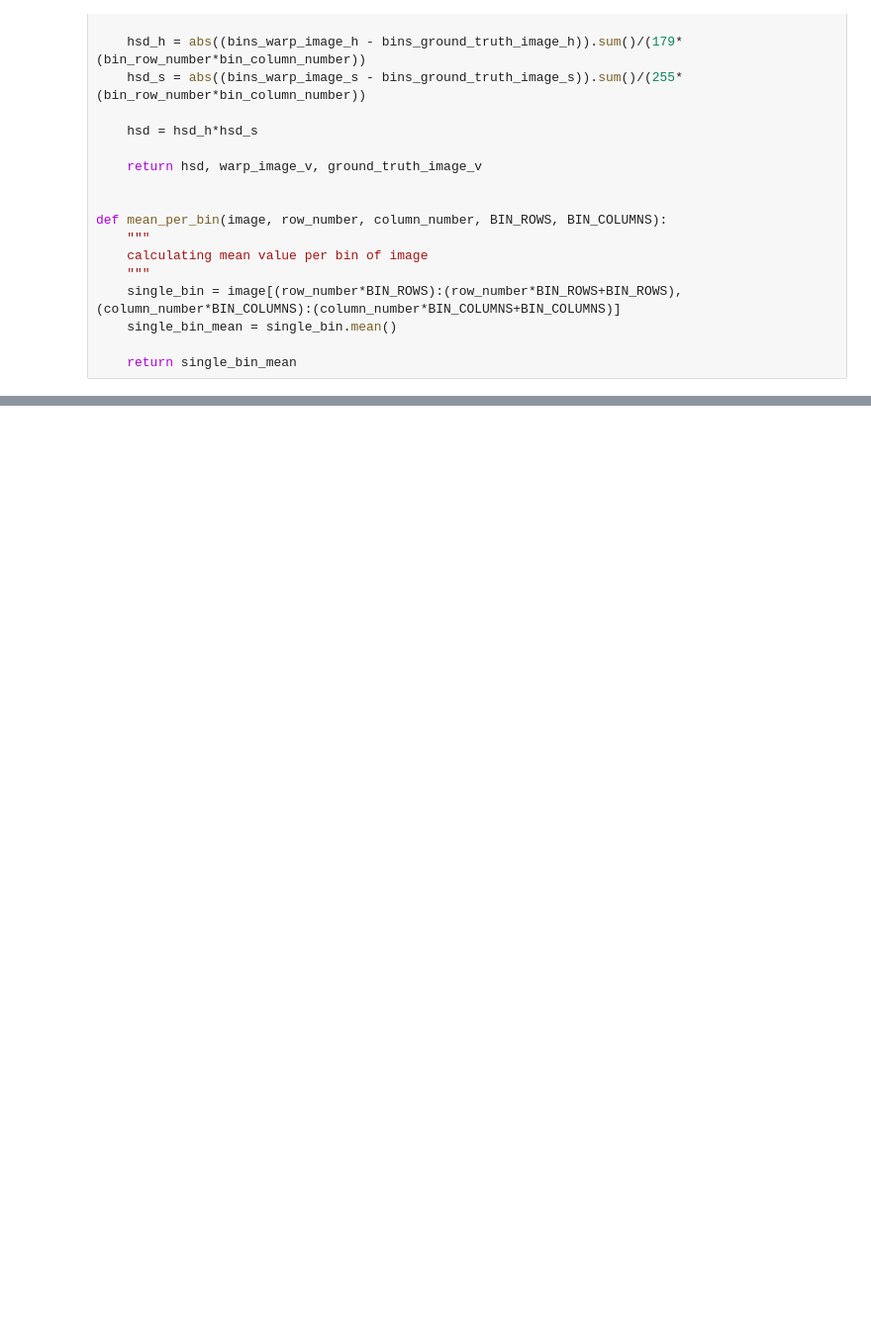
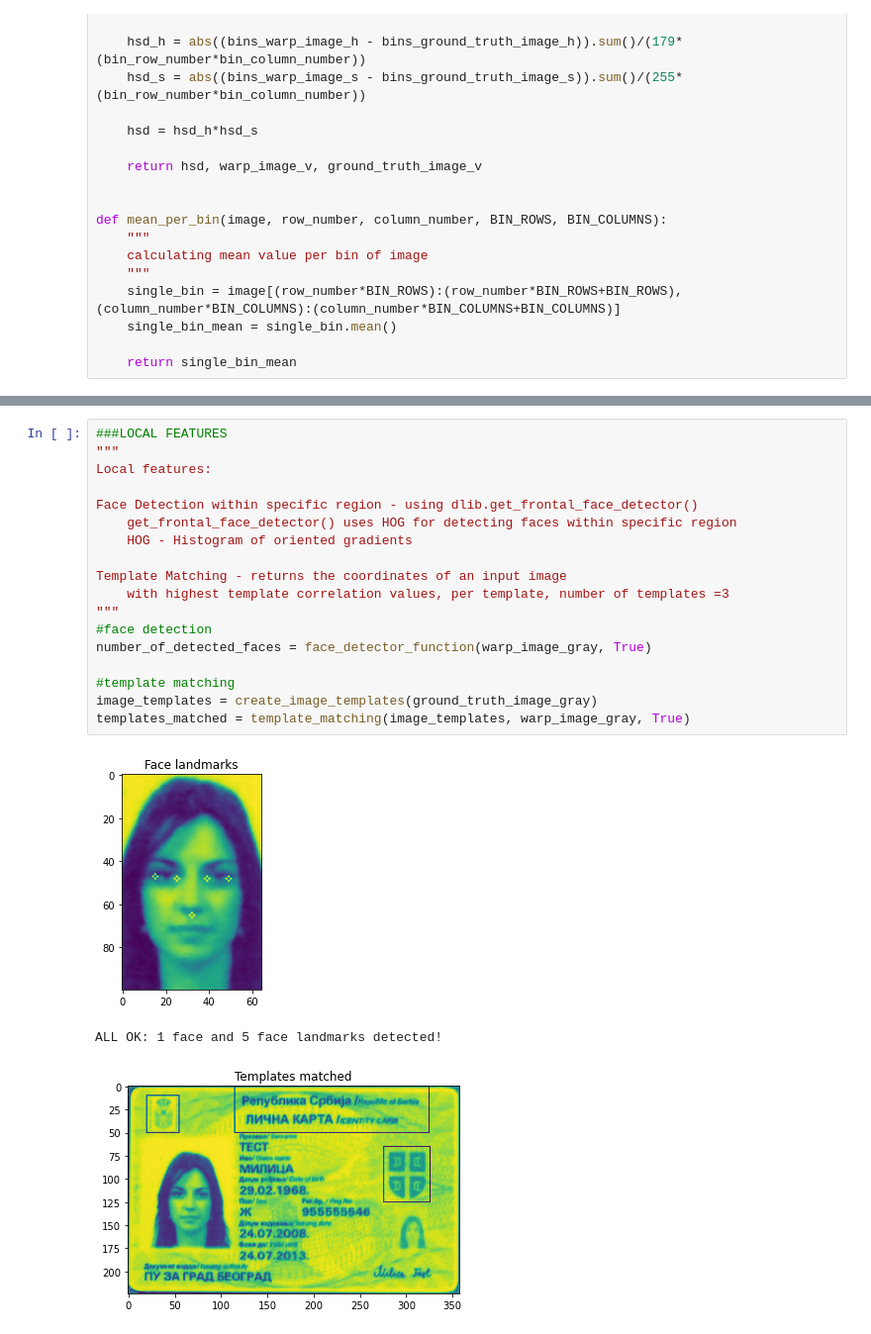
Before and after one commit to fataleror/id_verification, a Jupyter notebook: image_segmentation_licna_karta_v1.0_git.ipynb, the cells around one changed output, grey strips where cells are left out. Shown at 99% size. Cells and saved outputs as stored; diff of their text form; blank space fills up the shorter version.

```diff
--- a/image_segmentation_licna_karta_v1.0_git.ipynb
+++ b/image_segmentation_licna_karta_v1.0_git.ipynb
@@ -923,0 +1008,22 @@ SSIM: 0.5345267754312162
+# %%
+###LOCAL FEATURES
+"""
+Local features:
+
+Face Detection within specific region - using dlib.get_frontal_face_detector()
+    get_frontal_face_detector() uses HOG for detecting faces within specific region
+    HOG - Histogram of oriented gradients
+
+Template Matching - returns the coordinates of an input image
+    with highest template correlation values, per template, number of templates =3
+"""
+#face detection
+number_of_detected_faces = face_detector_function(warp_image_gray, True)
+
+#template matching
+image_templates = create_image_templates(ground_truth_image_gray)
+templates_matched = template_matching(image_templates, warp_image_gray, True)
+# %% [output]
+[figure, added]
+ALL OK: 1 face and 5 face landmarks detected!
+[figure, added]
```
Also changed, not shown: parts of 18 cells of this notebook.
